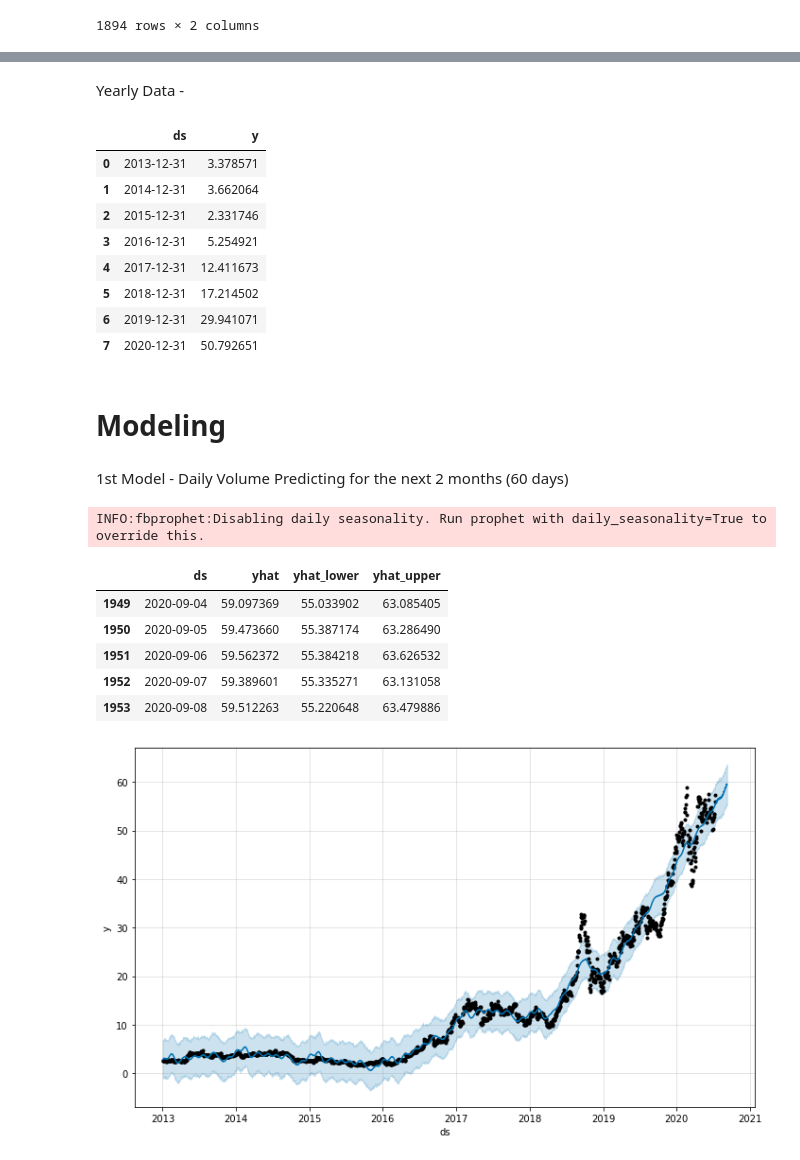
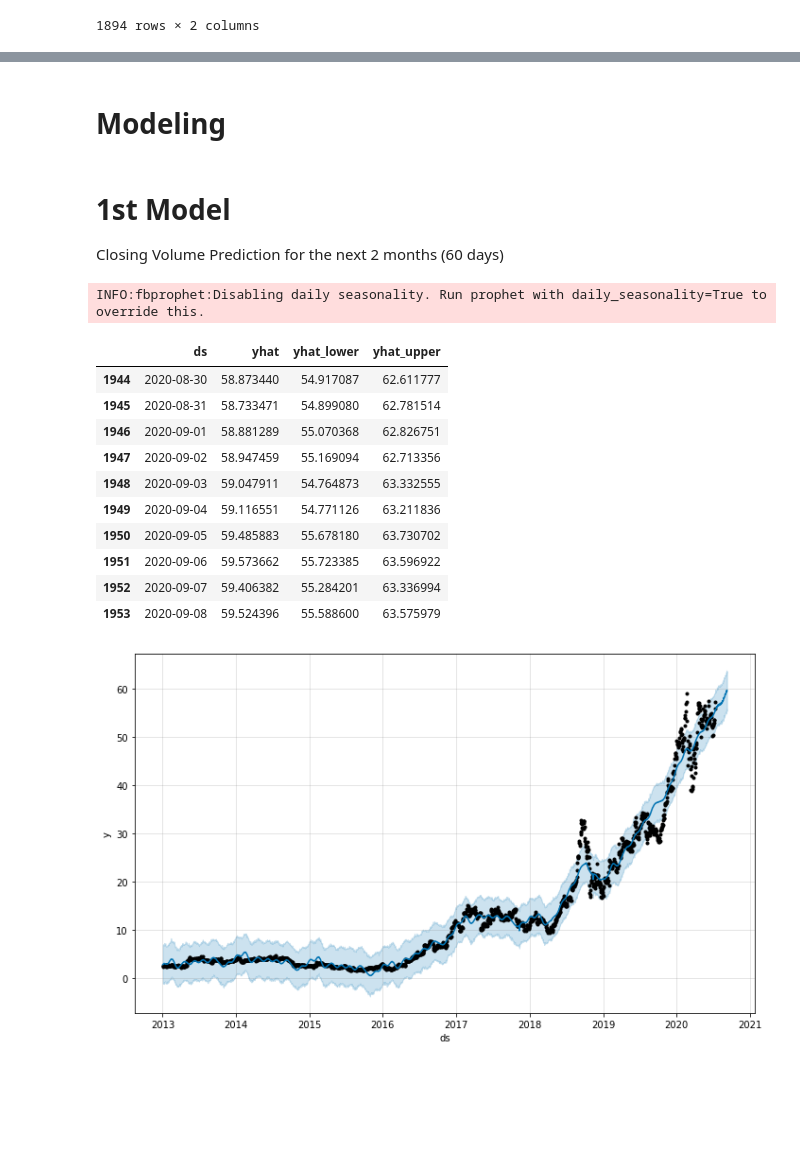
Before and after one commit to ewr2703/Python-and-R-Coding, a Jupyter notebook: Stock Prediction/AMD_Stock_Price_Prediction_FB_Prophet.ipynb, the cells around one changed output, grey strips where cells are left out. Cells and saved outputs as stored; diff of their text form; code cells hidden in the pictures; blank space fills up the shorter version.

```diff
--- a/Stock Prediction/AMD_Stock_Price_Prediction_FB_Prophet.ipynb
+++ b/Stock Prediction/AMD_Stock_Price_Prediction_FB_Prophet.ipynb
@@ -312,47 +225,30 @@ amd_quarter_close
-# %% [markdown]
-Yearly Data -
-# %%
-# The closing price will be what we forecast
-amd_year_close = amd_year.drop(['High','Low','Open','Volume','Adj Close'], axis = 1)
-
-# If the data is not in the appropriate format this code will change the date
-# column to date time and the second line will convert Y or the price to a number
-# In this case nothing is needed to be done
-# amd_year_close['ds'] = pd.to_datetime(amd_year_close['Date'])
-# amd_year_close['y'] = amd_year_close['Close'].astype(float)
-
-# Rename the columns
-amd_year_close = amd_year_close.rename(columns={'Date': 'ds', 'Close': 'y'})
-amd_year_close
-# %% [output]
-|  | ds | y |
-| 0 | 2013-12-31 | 3.378571 |
-| 1 | 2014-12-31 | 3.662064 |
-| 2 | 2015-12-31 | 2.331746 |
-| 3 | 2016-12-31 | 5.254921 |
-| 4 | 2017-12-31 | 12.411673 |
-| 5 | 2018-12-31 | 17.214502 |
-| 6 | 2019-12-31 | 29.941071 |
-| 7 | 2020-12-31 | 50.792651 |
 # %% [markdown]
 # Modeling
 # %% [markdown]
-1st Model - Daily Volume Predicting for the next 2 months (60 days)
+# 1st Model
+Closing Volume Prediction for the next 2 months (60 days)
 # %%
 # Change the standard 80% to 95%
 model = Prophet(interval_width=0.95)
+# Let's take out holidays for the US since the stock market wont be open during those days
+model = model.add_country_holidays(country_name='US')
 # Fit the model
 model.fit(amd_close)
 # Forecast the future dates based on the data
 future_dates = model.make_future_dataframe(periods=60)
 forecast = model.predict(future_dates)
-forecast[['ds', 'yhat', 'yhat_lower', 'yhat_upper']].tail()
+forecast[['ds', 'yhat', 'yhat_lower', 'yhat_upper']].tail(10)
 # %% [output]
 INFO:fbprophet:Disabling daily seasonality. Run prophet with daily_seasonality=True to override this.
 |  | ds | yhat | yhat_lower | yhat_upper |
-| 1949 | 2020-09-04 | 59.097369 | 55.033902 | 63.085405 |
-| 1950 | 2020-09-05 | 59.473660 | 55.387174 | 63.286490 |
-| 1951 | 2020-09-06 | 59.562372 | 55.384218 | 63.626532 |
-| 1952 | 2020-09-07 | 59.389601 | 55.335271 | 63.131058 |
-| 1953 | 2020-09-08 | 59.512263 | 55.220648 | 63.479886 |
+| 1944 | 2020-08-30 | 58.873440 | 54.917087 | 62.611777 |
+| 1945 | 2020-08-31 | 58.733471 | 54.899080 | 62.781514 |
+| 1946 | 2020-09-01 | 58.881289 | 55.070368 | 62.826751 |
+| 1947 | 2020-09-02 | 58.947459 | 55.169094 | 62.713356 |
+| 1948 | 2020-09-03 | 59.047911 | 54.764873 | 63.332555 |
+| 1949 | 2020-09-04 | 59.116551 | 54.771126 | 63.211836 |
+| 1950 | 2020-09-05 | 59.485883 | 55.678180 | 63.730702 |
+| 1951 | 2020-09-06 | 59.573662 | 55.723385 | 63.596922 |
+| 1952 | 2020-09-07 | 59.406382 | 55.284201 | 63.336994 |
+| 1953 | 2020-09-08 | 59.524396 | 55.588600 | 63.575979 |
 # %%
```
Also changed, not shown: parts of 25 cells of this notebook.
